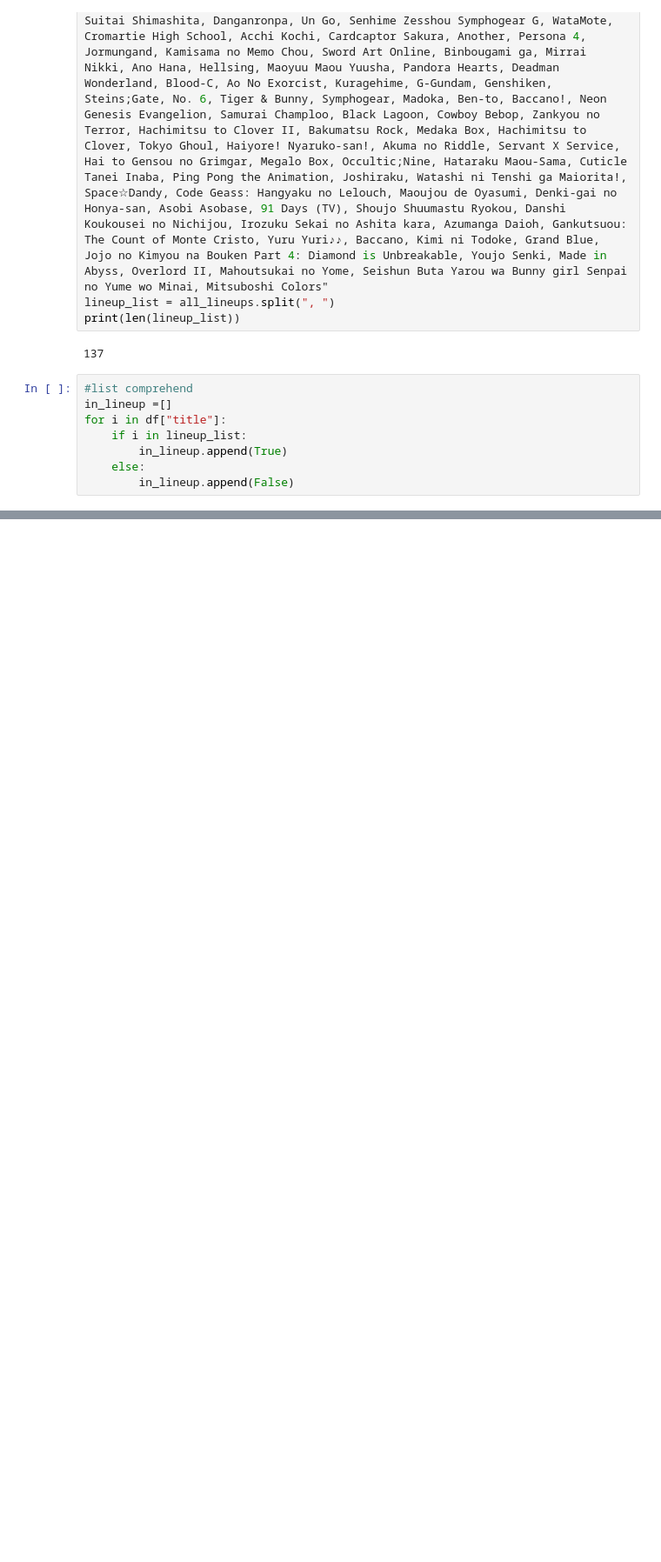
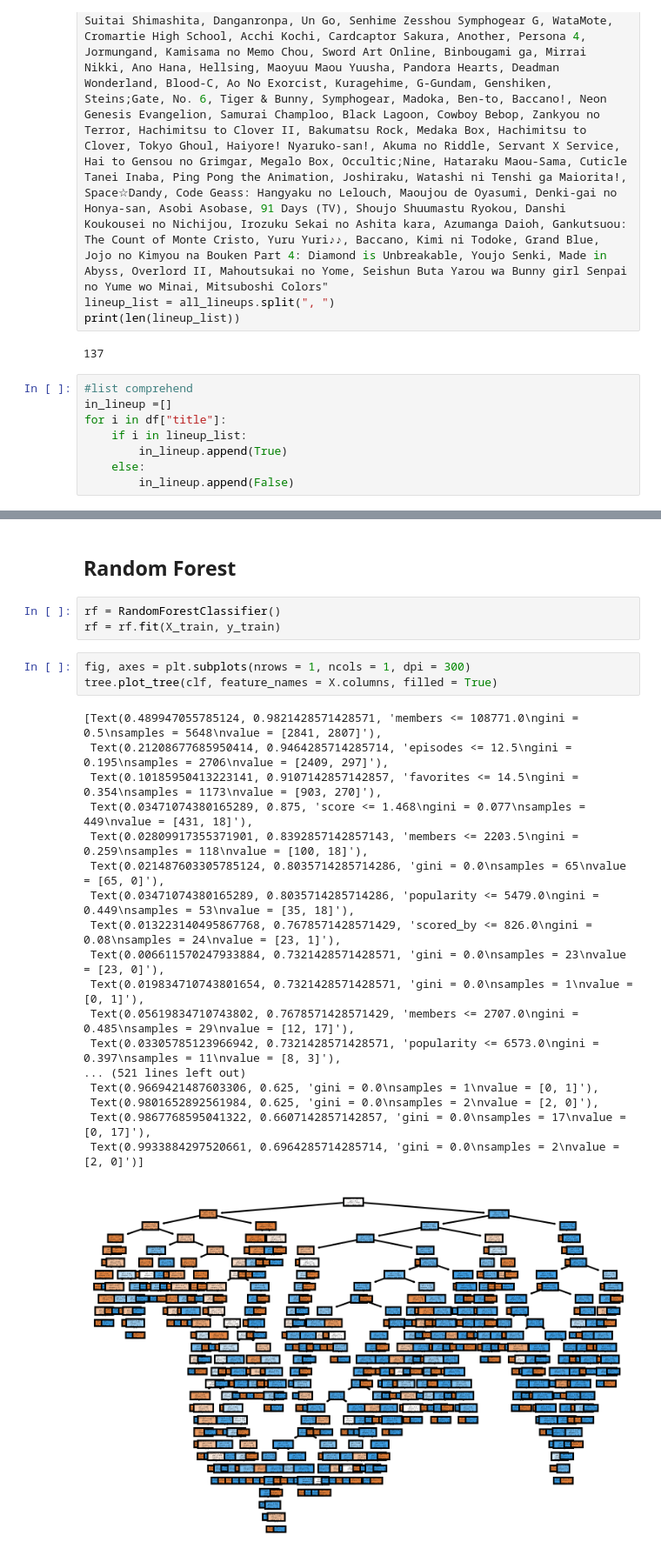
Before and after one commit to suzanneclk/MyAnimeLineup, a Jupyter notebook: Project 2 MyAnimeLineup.ipynb, the cells around one changed output, grey strips where cells are left out. Shown at 87% size. Saved outputs shown, nothing was run; the diff lists cells and outputs as text; blank space fills up the shorter version.

```diff
--- a/Project 2 MyAnimeLineup.ipynb
+++ b/Project 2 MyAnimeLineup.ipynb
@@ -63,0 +185,27 @@ clf = tree.DecisionTreeClassifier()
+# %% [markdown]
+## Random Forest
+# %%
+rf = RandomForestClassifier()
+rf = rf.fit(X_train, y_train)
+# %%
+fig, axes = plt.subplots(nrows = 1, ncols = 1, dpi = 300)
+tree.plot_tree(clf, feature_names = X.columns, filled = True)
+# %% [output]
+[Text(0.489947055785124, 0.9821428571428571, 'members <= 108771.0\ngini = 0.5\nsamples = 5648\nvalue = [2841, 2807]'),
+ Text(0.21208677685950414, 0.9464285714285714, 'episodes <= 12.5\ngini = 0.195\nsamples = 2706\nvalue = [2409, 297]'),
+ Text(0.10185950413223141, 0.9107142857142857, 'favorites <= 14.5\ngini = 0.354\nsamples = 1173\nvalue = [903, 270]'),
+ Text(0.03471074380165289, 0.875, 'score <= 1.468\ngini = 0.077\nsamples = 449\nvalue = [431, 18]'),
+ Text(0.02809917355371901, 0.8392857142857143, 'members <= 2203.5\ngini = 0.259\nsamples = 118\nvalue = [100, 18]'),
+ Text(0.021487603305785124, 0.8035714285714286, 'gini = 0.0\nsamples = 65\nvalue = [65, 0]'),
+ Text(0.03471074380165289, 0.8035714285714286, 'popularity <= 5479.0\ngini = 0.449\nsamples = 53\nvalue = [35, 18]'),
+ Text(0.013223140495867768, 0.7678571428571429, 'scored_by <= 826.0\ngini = 0.08\nsamples = 24\nvalue = [23, 1]'),
+ Text(0.006611570247933884, 0.7321428571428571, 'gini = 0.0\nsamples = 23\nvalue = [23, 0]'),
+ Text(0.019834710743801654, 0.7321428571428571, 'gini = 0.0\nsamples = 1\nvalue = [0, 1]'),
+ Text(0.05619834710743802, 0.7678571428571429, 'members <= 2707.0\ngini = 0.485\nsamples = 29\nvalue = [12, 17]'),
+ Text(0.03305785123966942, 0.7321428571428571, 'popularity <= 6573.0\ngini = 0.397\nsamples = 11\nvalue = [8, 3]'),
+... (521 lines left out)
+ Text(0.9669421487603306, 0.625, 'gini = 0.0\nsamples = 1\nvalue = [0, 1]'),
+ Text(0.9801652892561984, 0.625, 'gini = 0.0\nsamples = 2\nvalue = [2, 0]'),
+ Text(0.9867768595041322, 0.6607142857142857, 'gini = 0.0\nsamples = 17\nvalue = [0, 17]'),
+ Text(0.9933884297520661, 0.6964285714285714, 'gini = 0.0\nsamples = 2\nvalue = [2, 0]')]
+[figure, added]
```
Also changed, not shown: parts of 28 cells of this notebook, 1 other file.
